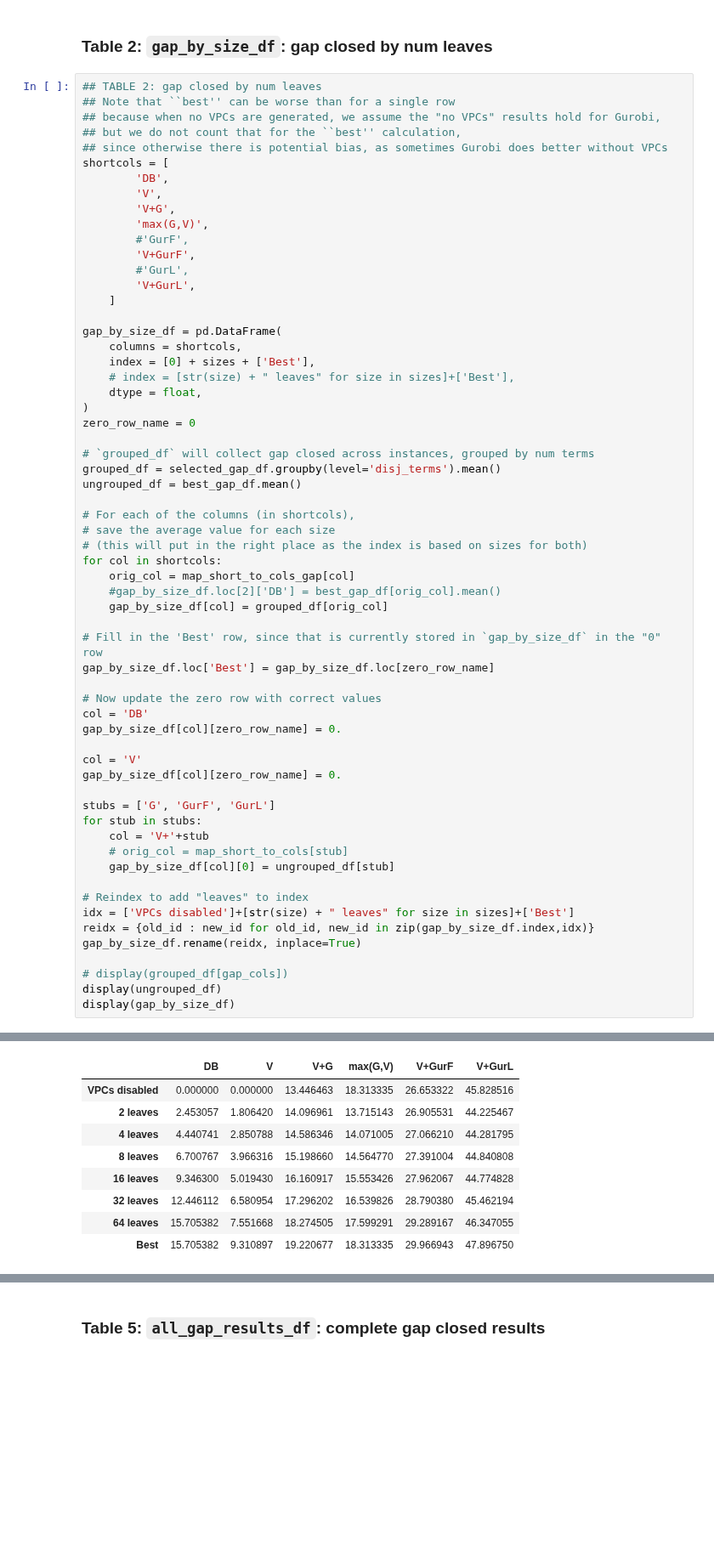
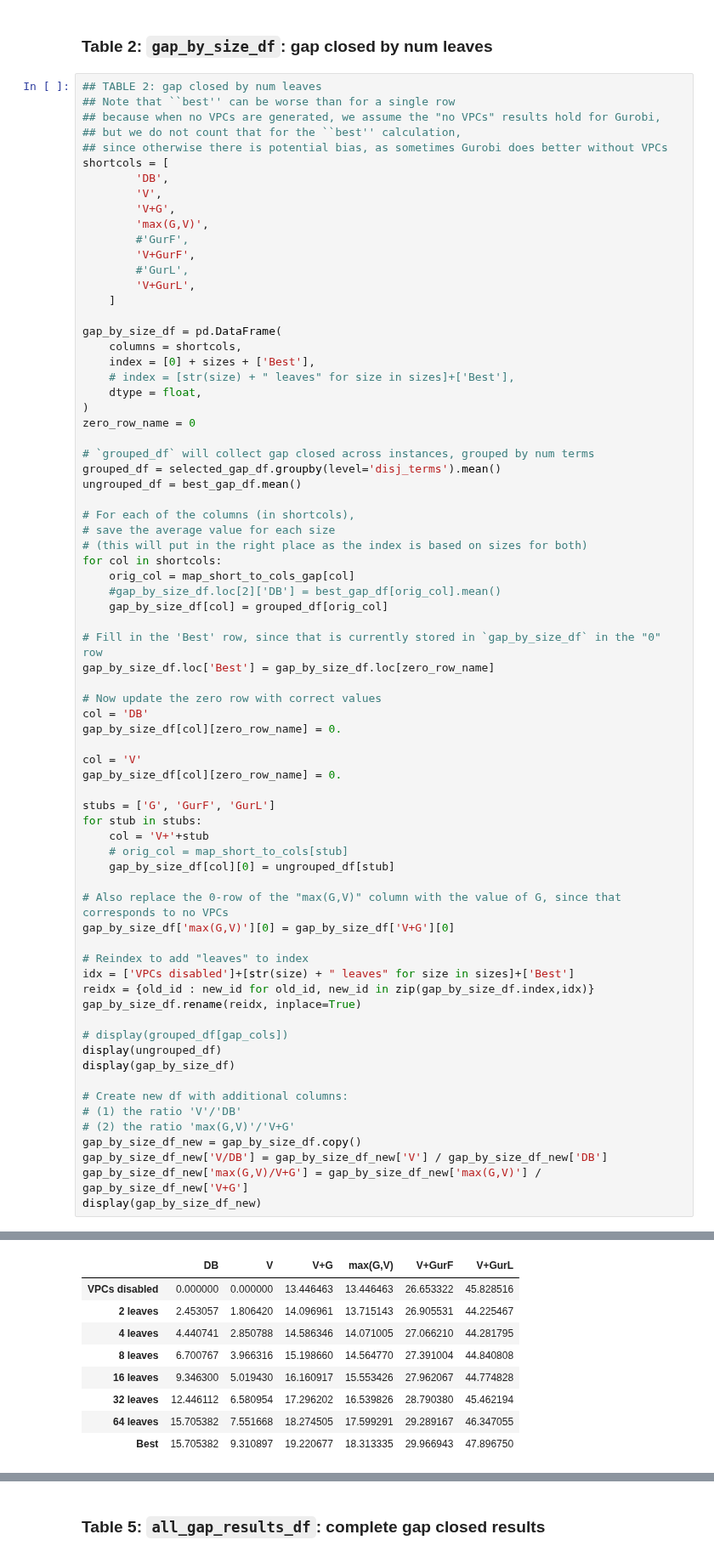
Before and after one commit to akazachk/vpc, a Jupyter notebook: plots/plots.ipynb, the cells around one changed output, grey strips where cells are left out. Shown at 85% size. Saved outputs shown, nothing was run; the diff lists cells and outputs as text; blank space fills up the shorter version.

```diff
--- a/plots/plots.ipynb
+++ b/plots/plots.ipynb
@@ -1639,34 +1720,45 @@ for stub in stubs:
     col = 'V+'+stub
     # orig_col = map_short_to_cols[stub]
     gap_by_size_df[col][0] = ungrouped_df[stub]
 
+# Also replace the 0-row of the "max(G,V)" column with the value of G, since that corresponds to no VPCs
+gap_by_size_df['max(G,V)'][0] = gap_by_size_df['V+G'][0]
+
 # Reindex to add "leaves" to index
 idx = ['VPCs disabled']+[str(size) + " leaves" for size in sizes]+['Best']
 reidx = {old_id : new_id for old_id, new_id in zip(gap_by_size_df.index,idx)}
 gap_by_size_df.rename(reidx, inplace=True)
 
 # display(grouped_df[gap_cols])
 display(ungrouped_df)
 display(gap_by_size_df)
+
+# Create new df with additional columns:
+# (1) the ratio 'V'/'DB'
+# (2) the ratio 'max(G,V)'/'V+G'
+gap_by_size_df_new = gap_by_size_df.copy()
+gap_by_size_df_new['V/DB'] = gap_by_size_df_new['V'] / gap_by_size_df_new['DB']
+gap_by_size_df_new['max(G,V)/V+G'] = gap_by_size_df_new['max(G,V)'] / gap_by_size_df_new['V+G']
+display(gap_by_size_df_new)
 # %% [output]
 G                      13.446463
 DB                     15.705382
 V                       9.310897
 V+G                    19.220677
 max(G,V)               18.313335
 GurF                   26.653322
 V+GurF                 29.966943
 GurL                   45.828516
 V+GurL                 47.896750
 BEST VPC DISJ          31.792683
 BEST GMIC+VPC DISJ     28.347561
 BEST V+GurF DISJ       19.030488
 BEST V+GurL DISJ       19.213415
 NUM VPC                55.246951
 NUM GMIC              173.097561
 dtype: float64
 |  | DB | V | V+G | max(G,V) | V+GurF | V+GurL |
-| VPCs disabled | 0.000000 | 0.000000 | 13.446463 | 18.313335 | 26.653322 | 45.828516 |
+| VPCs disabled | 0.000000 | 0.000000 | 13.446463 | 13.446463 | 26.653322 | 45.828516 |
 | 2 leaves | 2.453057 | 1.806420 | 14.096961 | 13.715143 | 26.905531 | 44.225467 |
 | 4 leaves | 4.440741 | 2.850788 | 14.586346 | 14.071005 | 27.066210 | 44.281795 |
 | 8 leaves | 6.700767 | 3.966316 | 15.198660 | 14.564770 | 27.391004 | 44.840808 |
```
Also changed, not shown: parts of 4 cells of this notebook.
